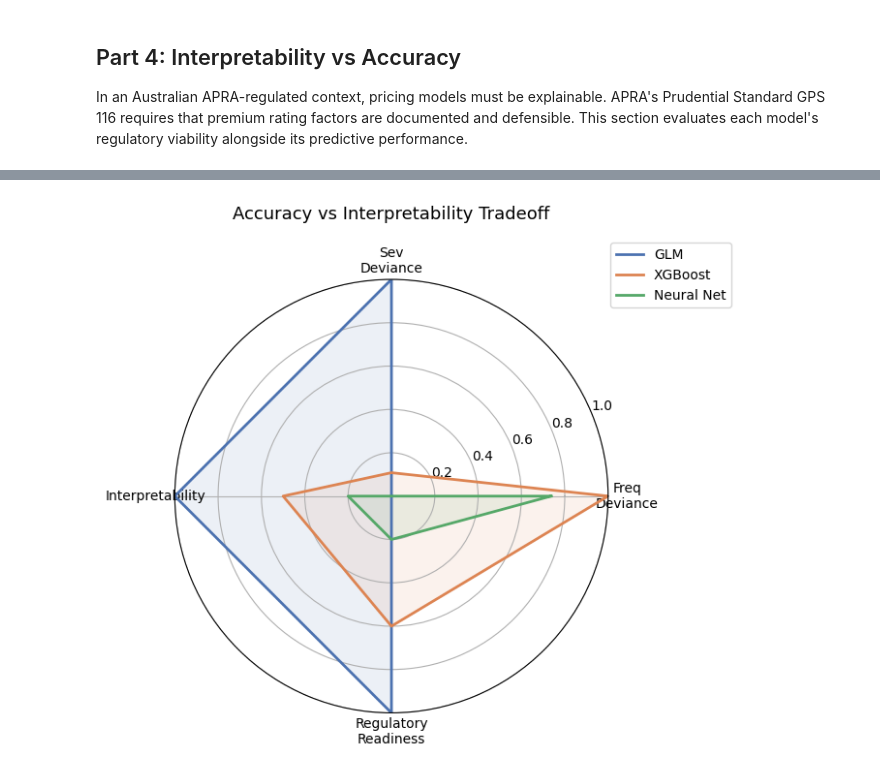
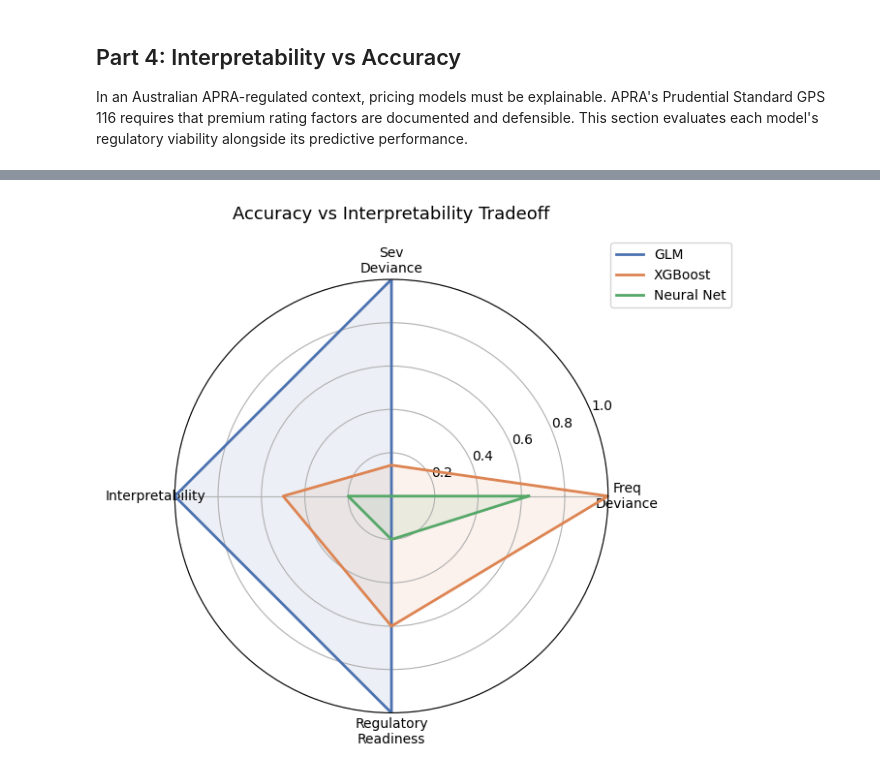
Before and after one commit to dpark2380/Insurance-Claims-Predictor, a Jupyter notebook: notebooks/05_comparison.ipynb, the cells around one changed output, grey strips where cells are left out. Saved outputs shown, nothing was run; the diff lists cells and outputs as text; code cells hidden in the pictures.

```diff
--- a/notebooks/05_comparison.ipynb
+++ b/notebooks/05_comparison.ipynb
@@ -499,12 +383,9 @@ def lorenz(actual, predicted):
 fig, ax = plt.subplots(figsize=(8, 7))
 ax.plot([0, 1], [0, 1], 'k--', label='Random', linewidth=1)
 
-for name, freq_pred in [
-    ('GLM',        glm_freq_pred_count_te),
-    ('XGBoost',    xgb_freq_pred_rate * exp_te),
-    ('Neural Net', nn_freq_pred_rate * exp_te),
-]:
-    g = gini(y_fr_te, freq_pred)
+for name in MODELS:
+    freq_pred = preds[name]['freq_test_rate'] * exp_te
+    g = gini_results.loc[name, 'Frequency Gini']
     x, y = lorenz(y_fr_te, freq_pred)
     ax.plot(x, y, label=f'{name} (Gini={g:.3f})', color=colors_map[name])
 
@@ -611,44 +524,42 @@ Neural Net               44368               1.40      0.321    0.103
 # %%
 # Spider / radar chart: accuracy vs interpretability tradeoff
-from matplotlib.patches import FancyArrowPatch
-
-# Normalise metrics to [0, 1] (higher = better for all dimensions)
-# Frequency Deviance: lower is better → invert
-freq_devs = np.array([46581, 43579, 44368])
-sev_devs  = np.array([1.03, 1.36, 1.40])
-interp_score = np.array([1.0, 0.5, 0.2])  # subjective
+# Normalise each axis to [0, 1] with 1 = best. Deviances are lower-is-better, so
+# they are inverted. Note this is a RELATIVE scale — the best model scores 1 on
+# each axis by construction, so the chart shows ranking, not absolute quality.
+freq_devs = interp['Frequency Deviance'].values
+sev_devs  = interp['Severity Deviance'].values
+interp_score = np.array([1.0, 0.5, 0.2])  # subjective, matches the High/Medium/Low above
 reg_score    = np.array([1.0, 0.6, 0.2])  # subjective
 
-freq_norm  = 1 - (freq_devs - freq_devs.min()) / (freq_devs.max() - freq_devs.min())
-sev_norm   = 1 - (sev_devs  - sev_devs.min())  / (sev_devs.max()  - sev_devs.min())
+def invert_norm(v):
+    span = v.max() - v.min()
+    return np.ones_like(v) if span == 0 else 1 - (v - v.min()) / span
+
+freq_norm = invert_norm(freq_devs)
+sev_norm  = invert_norm(sev_devs)
 
 categories = ['Freq\nDeviance', 'Sev\nDeviance', 'Interpretability', 'Regulatory\nReadiness']
 N = len(categories)
 angles = [n / float(N) * 2 * np.pi for n in range(N)]
 angles += angles[:1]
 
 fig, ax = plt.subplots(figsize=(7, 7), subplot_kw={'polar': True})
-models_scores = [
-    ('GLM',        [freq_norm[0], sev_norm[0], interp_score[0], reg_score[0]]),
-    ('XGBoost',    [freq_norm[1], sev_norm[1], interp_score[1], reg_score[1]]),
-    ('Neural Net', [freq_norm[2], sev_norm[2], interp_score[2], reg_score[2]]),
-]
-
-for name, scores in models_scores:
+for i, name in enumerate(MODELS):
+    scores = [freq_norm[i], sev_norm[i], interp_score[i], reg_score[i]]
     vals = scores + scores[:1]
     ax.plot(angles, vals, label=name, color=colors_map[name], linewidth=2)
     ax.fill(angles, vals, alpha=0.1, color=colors_map[name])
 
 ax.set_xticks(angles[:-1])
 ax.set_xticklabels(categories)
 ax.set_ylim(0, 1)
 ax.set_title('Accuracy vs Interpretability Tradeoff', size=13, pad=20)
 ax.legend(loc='upper right', bbox_to_anchor=(1.3, 1.1))
 plt.tight_layout()
 plt.savefig('../results/23_radar_chart.png', dpi=150, bbox_inches='tight')
 plt.show()
 # %% [output]
-[figure, old version]
+[figure, new version]
 # %% [markdown]
 ## Conclusion
 
```
Also changed, not shown: parts of 27 cells of this notebook, 6 other files.
